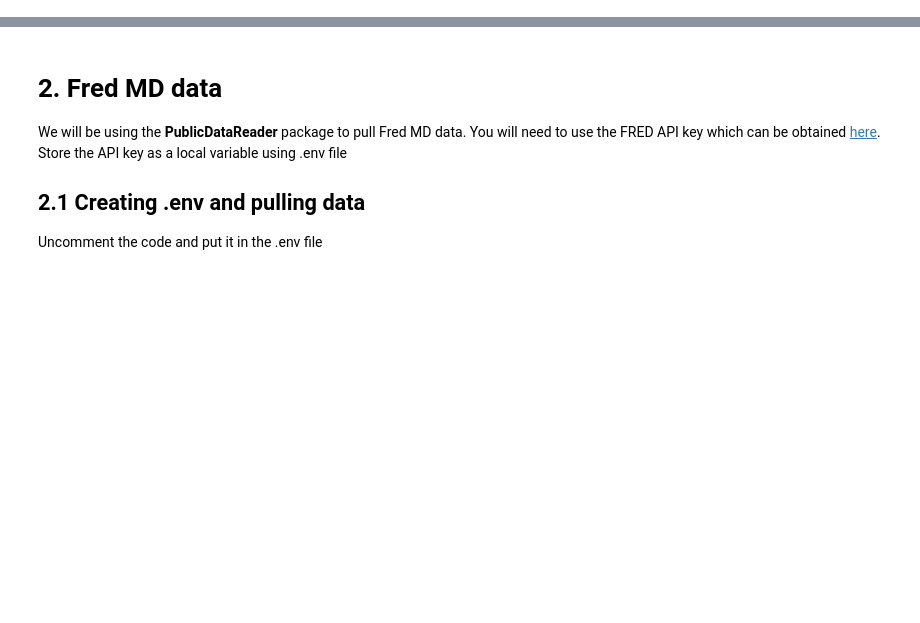
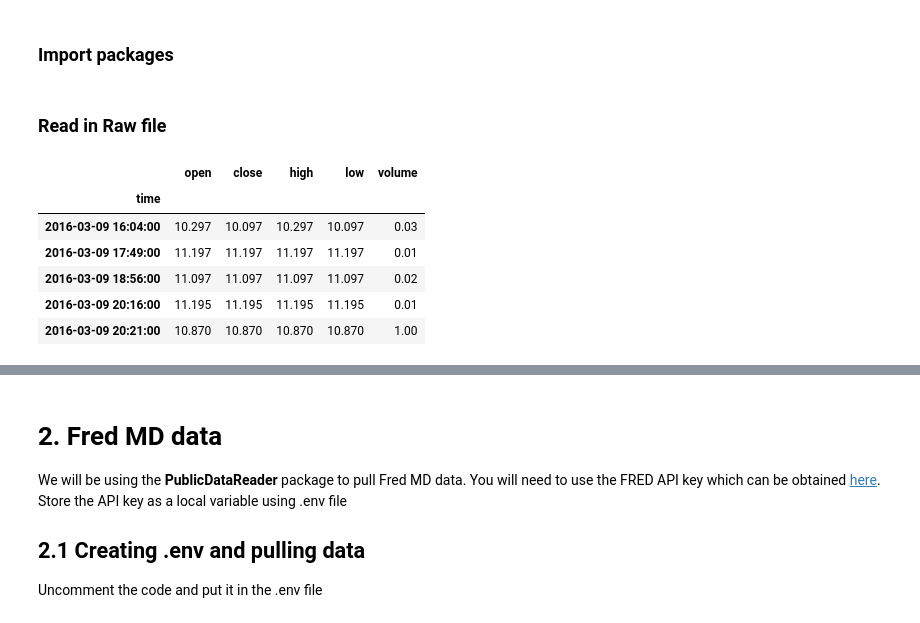
Before and after one commit to zhyoung17/crypto-rv-forecast, a Jupyter notebook: notebooks/data_processing/data_preprocessing.ipynb, the cells around one changed output, grey strips where cells are left out. Cells and saved outputs as stored; diff of their text form; code cells hidden in the pictures; blank space fills up the shorter version.

```diff
--- a/notebooks/data_processing/data_preprocessing.ipynb
+++ b/notebooks/data_processing/data_preprocessing.ipynb
@@ -65,0 +1,2 @@ daily_data = daily_data.reset_index()
+# %% [markdown]
+### Import packages
@@ -65,0 +7,2 @@ daily_data = daily_data.reset_index()
+# %% [markdown]
+### Read in Raw file
@@ -65,0 +12,23 @@ daily_data = daily_data.reset_index()
+# %%
+# Load the minute-level data
+data = pd.read_csv(ethusd_file_path)
+
+# Convert Unix Timestamp (milliseconds) to datetime (keeping it as a column)
+data['time'] = pd.to_datetime(data['time'], unit='ms')
+
+# Sort by time
+data = data.sort_values('time')
+
+# Set 'time' as index temporarily to resample
+data = data.set_index('time')
+
+# Check the data
+data.head()
+# %% [output]
+|  | open | close | high | low | volume |
+| time |  |  |  |  |  |
+| 2016-03-09 16:04:00 | 10.297 | 10.097 | 10.297 | 10.097 | 0.03 |
+| 2016-03-09 17:49:00 | 11.197 | 11.197 | 11.197 | 11.197 | 0.01 |
+| 2016-03-09 18:56:00 | 11.097 | 11.097 | 11.097 | 11.097 | 0.02 |
+| 2016-03-09 20:16:00 | 11.195 | 11.195 | 11.195 | 11.195 | 0.01 |
+| 2016-03-09 20:21:00 | 10.870 | 10.870 | 10.870 | 10.870 | 1.00 |
```
Also changed, not shown: parts of 23 cells of this notebook, 5 other files.
